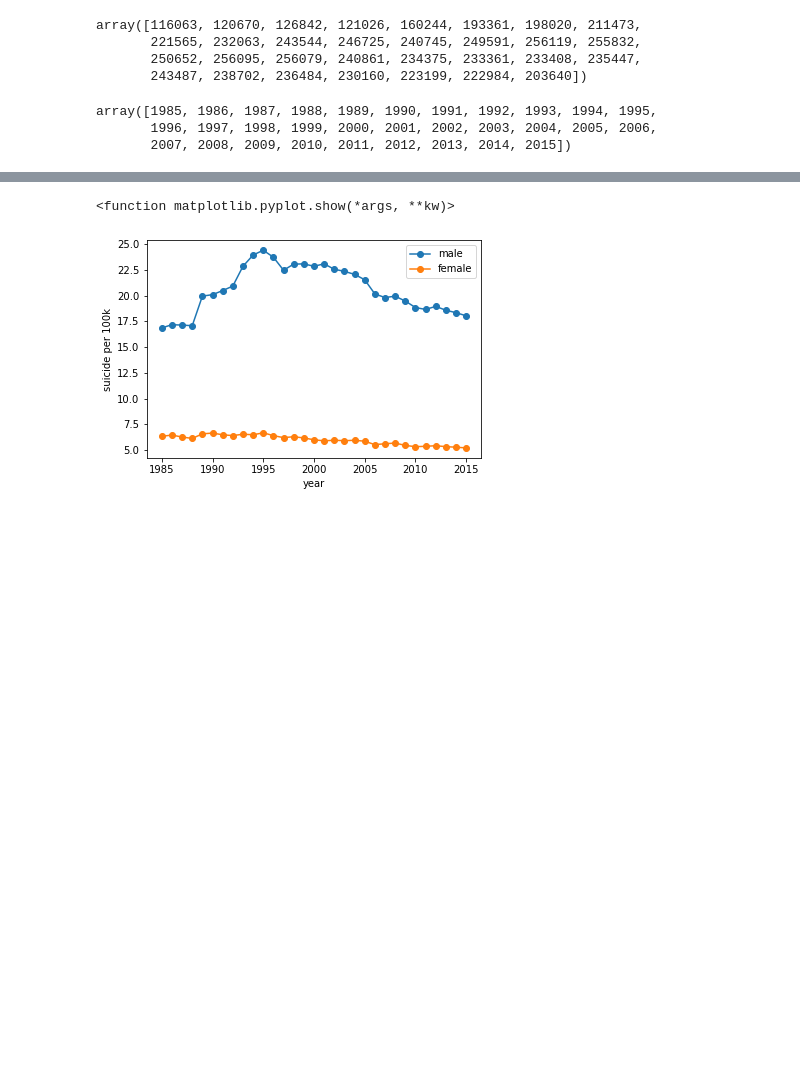
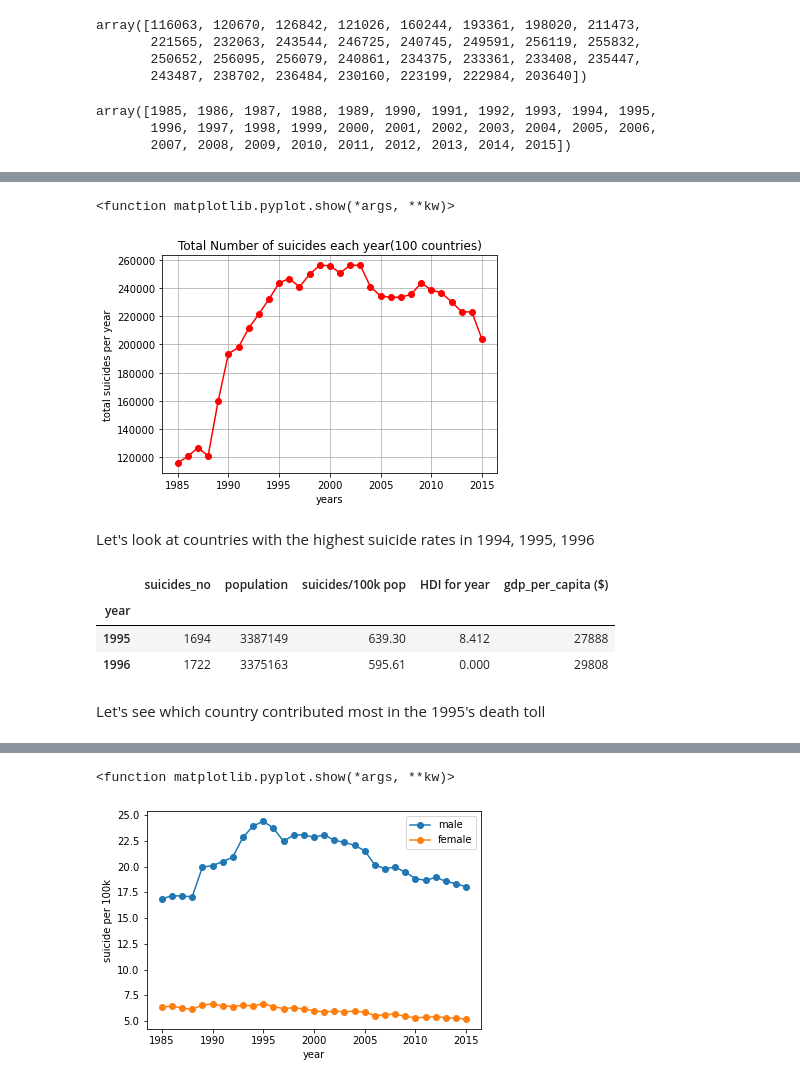
Before and after one commit to imran789924/Suicidal-data-EDA, a Jupyter notebook: understanding-suicide-cases.ipynb, the cells around one changed output, grey strips where cells are left out. Drawn from its saved outputs; the diff is of its cells as text; code cells hidden in the pictures; blank space fills up the shorter version.

```diff
--- a/understanding-suicide-cases.ipynb
+++ b/understanding-suicide-cases.ipynb
@@ -127,0 +143,21 @@ plt.show
+# %%
+plt.plot(year_list, suicides_per_year, marker='o', color='red')
+plt.xlabel('years')
+plt.ylabel('total suicides per year')
+plt.title('Total Number of suicides each year(100 countries)')
+plt.grid(True, which = 'both')
+plt.show
+# %% [output]
+<function matplotlib.pyplot.show(*args, **kw)>
+[figure, added]
+# %% [markdown]
+Let's look at countries with the highest suicide rates in 1994, 1995, 1996
+# %%
+dataset[((dataset['year'] == 1996) | (dataset['year'] == 1995)) & (dataset['country'] == 'Lithuania')].groupby('year').sum().sort_values(['suicides/100k pop'],ascending=False)
+# %% [output]
+|  | suicides_no | population | suicides/100k pop | HDI for year | gdp_per_capita ($) |
+| year |  |  |  |  |  |
+| 1995 | 1694 | 3387149 | 639.30 | 8.412 | 27888 |
+| 1996 | 1722 | 3375163 | 595.61 | 0.000 | 29808 |
+# %% [markdown]
+Let's see which country contributed most in the 1995's death toll
```
Also changed, not shown: parts of 41 cells of this notebook.
